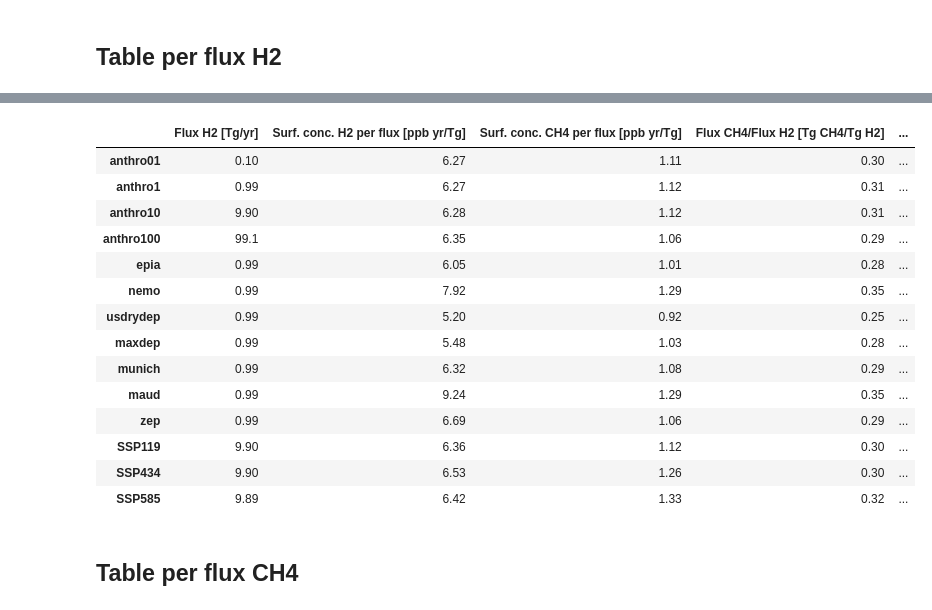
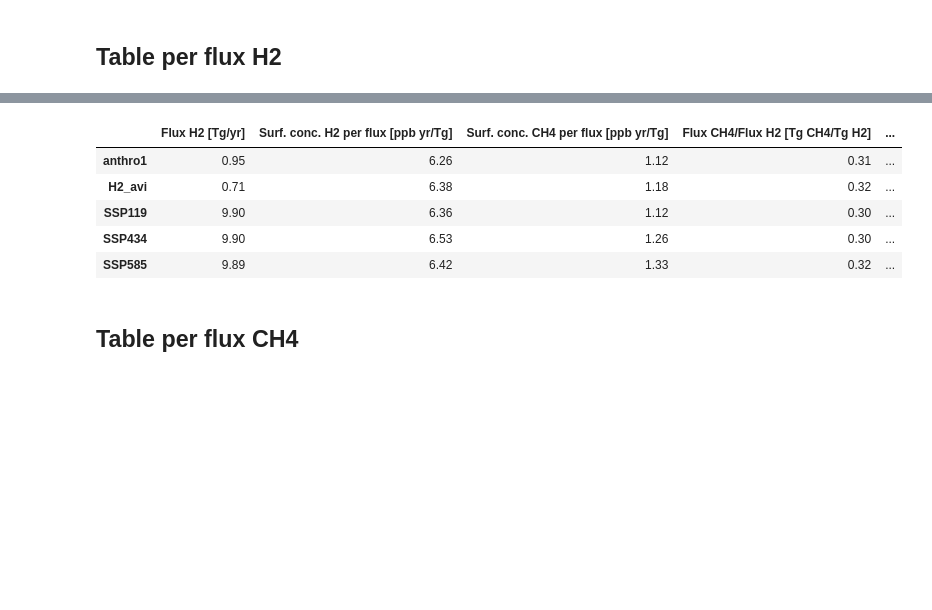
Before and after one commit to ragnhibs/Hydrogen_GWP_avi_sensitivity, a Jupyter notebook: GWP_notebook.ipynb, the cells around one changed output, grey strips where cells are left out. Saved outputs shown, nothing was run; the diff lists cells and outputs as text; code cells hidden in the pictures; blank space fills up the shorter version.

```diff
--- a/GWP_notebook.ipynb
+++ b/GWP_notebook.ipynb
@@ -727,7 +710,7 @@ CTRL    674
 10CH4   719
 Name: OSLOCTM3, dtype: float64
 # %%
-file = 'OSLOCTM3-emi_prod-loss-CH4_all_YR13.csv'
+file = 'OSLOCTM3-emi_prod-loss-CH4_all_YR4.csv'
 df_ch4_prodloss = pd.read_csv(path + file, sep=',',index_col=0,header=0)
 df_ch4_loss=df_ch4_prodloss.loc['CH4 + OH -> H2O + CH3']
 df_ch4_loss
@@ -766,9 +740,11 @@ Name: CH4 + OH -> H2O + CH3, dtype: float64
 # %%
 file = 'CH4_surfconc.txt'
 df_ch4_surfconc_conc = pd.read_csv(path + file, sep=';',index_col=0,header=0)
-delta = df_ch4_surfconc_conc.loc['10CH4']-df_ch4_surfconc_conc.loc['CTRL']
-delta.name = 'deltaCH4'
-df_ch4_surfconc_conc = df_ch4_surfconc_conc.append(delta)
+#delta = df_ch4_surfconc_conc.loc['10CH4']-df_ch4_surfconc_conc.loc['CTRL']
+#delta.name = 'deltaCH4'
+#df_ch4_surfconc_conc = df_ch4_surfconc_conc.append(delta)
+df_ch4_surfconc_conc.loc['deltaCH4'] = df_ch4_surfconc_conc.loc['10CH4']-df_ch4_surfconc_conc.loc['CTRL']
+
 df_ch4_surfconc_conc = df_ch4_surfconc_conc['OSLOCTM3']
 df_ch4_surfconc_conc
 # %% [output]
@@ -991,5 +1001,5 @@ df_ozone_rf
 # %%
-file = 'RF_NRFmethod_OsloCTM3_senstest_yr26_net_yearly.csv'
+file = 'RF_NRFmethod_OsloCTM3_senstest_yr8_net_yearly.csv'
 ozone_rf_orig = pd.read_csv(path+file,sep=';',index_col=0,header=0,skiprows=3)
 ozone_rf_orig['NET adj.']
 # %% [output]
@@ -1078,7 +1106,7 @@ scen_dict_strat_h2o = {'an01':'antro01',
                        'munc':'munich',
                        'usdd':'usdrydep',
                        'maxd':'maxdep'}
-for scen in scen_dict_strat_h2o:
-    df_h2o_rf[scen_dict_strat_h2o[scen]].loc['10H2'] = df_h2o_rf_orig[scen].loc['NET']
+#for scen in scen_dict_strat_h2o:
+#    df_h2o_rf[scen_dict_strat_h2o[scen]].loc['10H2'] = df_h2o_rf_orig[scen].loc['NET']
 df_h2o_rf
 # %% [output]
@@ -2131,55 +2030,37 @@ df_per_flux_h2.to_csv(outputpath + 'table_per_flux_h2.csv')
 #Rename the columns:
 columns_names={'deltaH2':'Flux H2 [Tg/yr]',
                'surf_h2_per_h2_flux': 'Surf. conc. H2 per flux [ppb yr/Tg]',
                'surf_ch4_per_h2_flux':'Surf. conc. CH4 per flux [ppb yr/Tg]',
                'ch4_flux_per_h2_flux':'Flux CH4/Flux H2 [Tg CH4/Tg H2]',
                'ch4_rf_per_h2_flux':'CH4 RF per flux [mW m-2 yr/ Tg]',
                'trop_du_ozone_per_h2_flux':'Trop. ozone per flux [10$^{-3}$ DU yr/Tg]',
                'strat_du_ozone_per_h2_flux':'Strat. ozone per flux [10$^{-3}$ DU yr/Tg]',
                'ozone_rf_per_h2_flux':'ozone RF per flux [mW m-2 yr/ Tg]',
                'h2o_rf_per_h2_flux':'Strat. H2O RF per flux [mW m-2 yr/ Tg]',
                'aerosol_rf_per_h2_flux':'Aerosol RF per flux [mW m-2 yr/ Tg]'}
 
 #Rename column names:
 df_per_flux_h2.rename(columns=dict(columns_names),inplace=True) #[df_per_flux_h2.columns])
 
 df_per_flux_h2 = df_per_flux_h2.drop('CNTR')
 
-sorted_list = ['antro01',
-               'antro1',
-               'antro10',
-               'antro100',
-               'epia',
-               'nemo',
-               'usdrydep',
-               'maxdep',
-               'munich',
-               'maud',
-               'zep',
+sorted_list = ['antro1',
+               'H2_avi',
                'SSP119',
                'SSP434',
                'SSP585']
 senslist = sorted_list
 senslist = [sub.replace('antro', 'anthro') for sub in senslist]
 df_per_flux_h2 = df_per_flux_h2.reindex(sorted_list)
 df_per_flux_h2.index = [sub.replace('antro', 'anthro') for sub in df_per_flux_h2.index]
 
 
 df_per_flux_h2.to_csv(outputpath + 'table_per_flux_h2_to_manuscript.csv')
 df_per_flux_h2
 # %% [output]
 |  | Flux H2 [Tg/yr] | Surf. conc. H2 per flux [ppb yr/Tg] | Surf. conc. CH4 per flux [ppb yr/Tg] | Flux CH4/Flux H2 [Tg CH4/Tg H2] | ... |
-| anthro01 | 0.10 | 6.27 | 1.11 | 0.30 | ... |
-| anthro1 | 0.99 | 6.27 | 1.12 | 0.31 | ... |
-| anthro10 | 9.90 | 6.28 | 1.12 | 0.31 | ... |
-| anthro100 | 99.1 | 6.35 | 1.06 | 0.29 | ... |
-| epia | 0.99 | 6.05 | 1.01 | 0.28 | ... |
-| nemo | 0.99 | 7.92 | 1.29 | 0.35 | ... |
-| usdrydep | 0.99 | 5.20 | 0.92 | 0.25 | ... |
-| maxdep | 0.99 | 5.48 | 1.03 | 0.28 | ... |
-| munich | 0.99 | 6.32 | 1.08 | 0.29 | ... |
-| maud | 0.99 | 9.24 | 1.29 | 0.35 | ... |
-| zep | 0.99 | 6.69 | 1.06 | 0.29 | ... |
+| anthro1 | 0.95 | 6.26 | 1.12 | 0.31 | ... |
+| H2_avi | 0.71 | 6.38 | 1.18 | 0.32 | ... |
 | SSP119 | 9.90 | 6.36 | 1.12 | 0.30 | ... |
 | SSP434 | 9.90 | 6.53 | 1.26 | 0.30 | ... |
 | SSP585 | 9.89 | 6.42 | 1.33 | 0.32 | ... |
```
Also changed, not shown: parts of 139 cells of this notebook, 12 other files.
